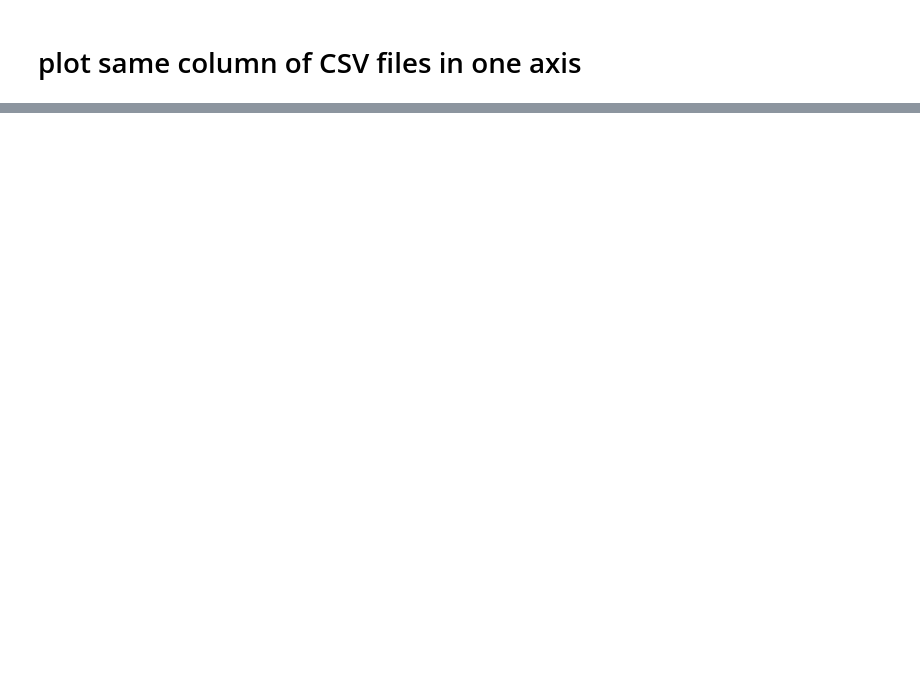
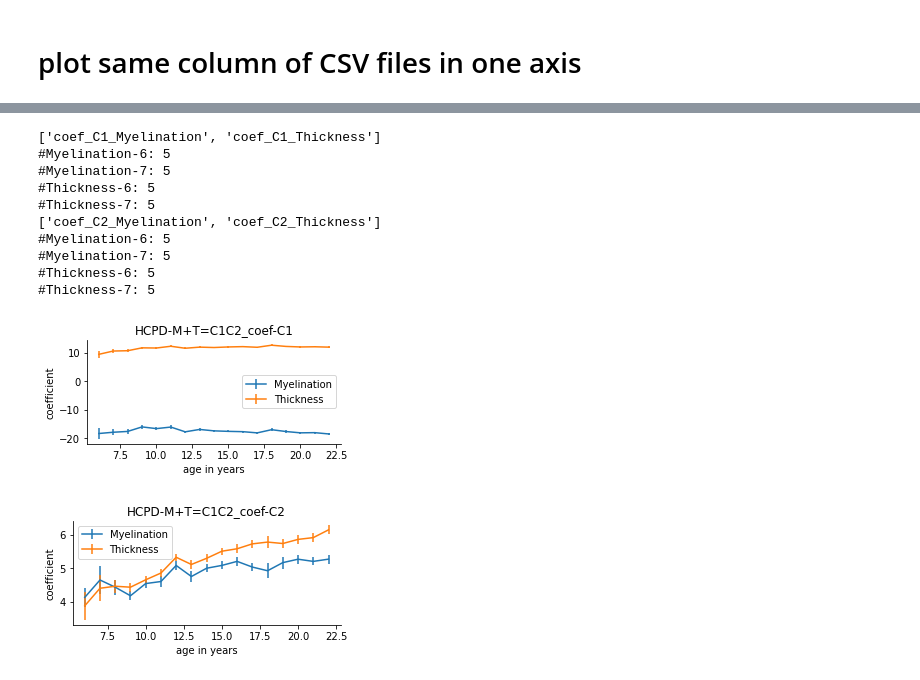
Before and after one commit to BNUCNL/nibrain, a Jupyter notebook: cxy_visual_dev/scripts/plot_age_line.ipynb, the cells around one changed output, grey strips where cells are left out. Drawn from its saved outputs; the diff is of its cells as text; code cells hidden in the pictures; blank space fills up the shorter version.

```diff
--- a/cxy_visual_dev/scripts/plot_age_line.ipynb
+++ b/cxy_visual_dev/scripts/plot_age_line.ipynb
@@ -157,0 +295,30 @@ C5
+# %%
+fname = 'HCPD-M+T=C1C2'
+cols = [['coef_C1_Myelination', 'coef_C1_Thickness'],
+        ['coef_C2_Myelination', 'coef_C2_Thickness']]
+zscore_flag=False
+for col in cols:
+    print(col)
+    item, trg_name, _ = col[0].split('_')
+    feat_names = [i.split('_')[-1] for i in col]
+    plot_cols_in_one_ax(
+        fpath=pjoin(anal_dir, f'fit/{fname}.csv'),
+        age_name='age in years', column_groups=[col], n_row=1, n_col=1, yerr_flag=True, zscore_flag=zscore_flag,
+        info_file=dataset_name2info['HCPD'], title=f'{fname}_{item}-{trg_name}',
+        labels=[feat_names], figsize=(4.5, 2.4), remove_ages=[], ylabel='coefficient',
+        out_file=pjoin(work_dir, f'{fname}_{item}-{trg_name}.jpg')
+        # out_file=None
+    )
+# %% [output]
+['coef_C1_Myelination', 'coef_C1_Thickness']
+#Myelination-6: 5
+#Myelination-7: 5
+#Thickness-6: 5
+#Thickness-7: 5
+['coef_C2_Myelination', 'coef_C2_Thickness']
+#Myelination-6: 5
+#Myelination-7: 5
+#Thickness-6: 5
+#Thickness-7: 5
+[figure, added]
+[figure, added]
```
Also changed, not shown: parts of 5 cells of this notebook, 3 other files.
